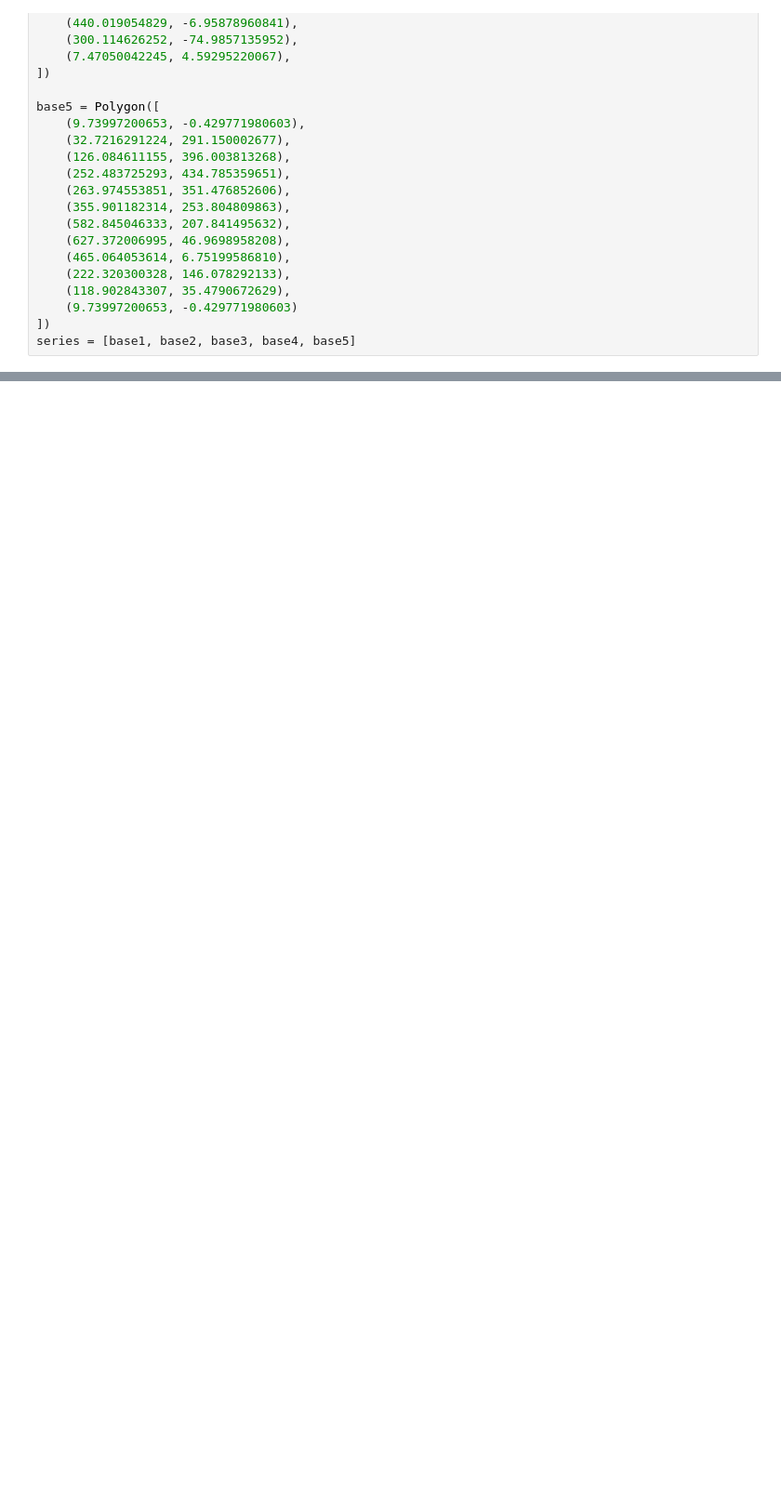
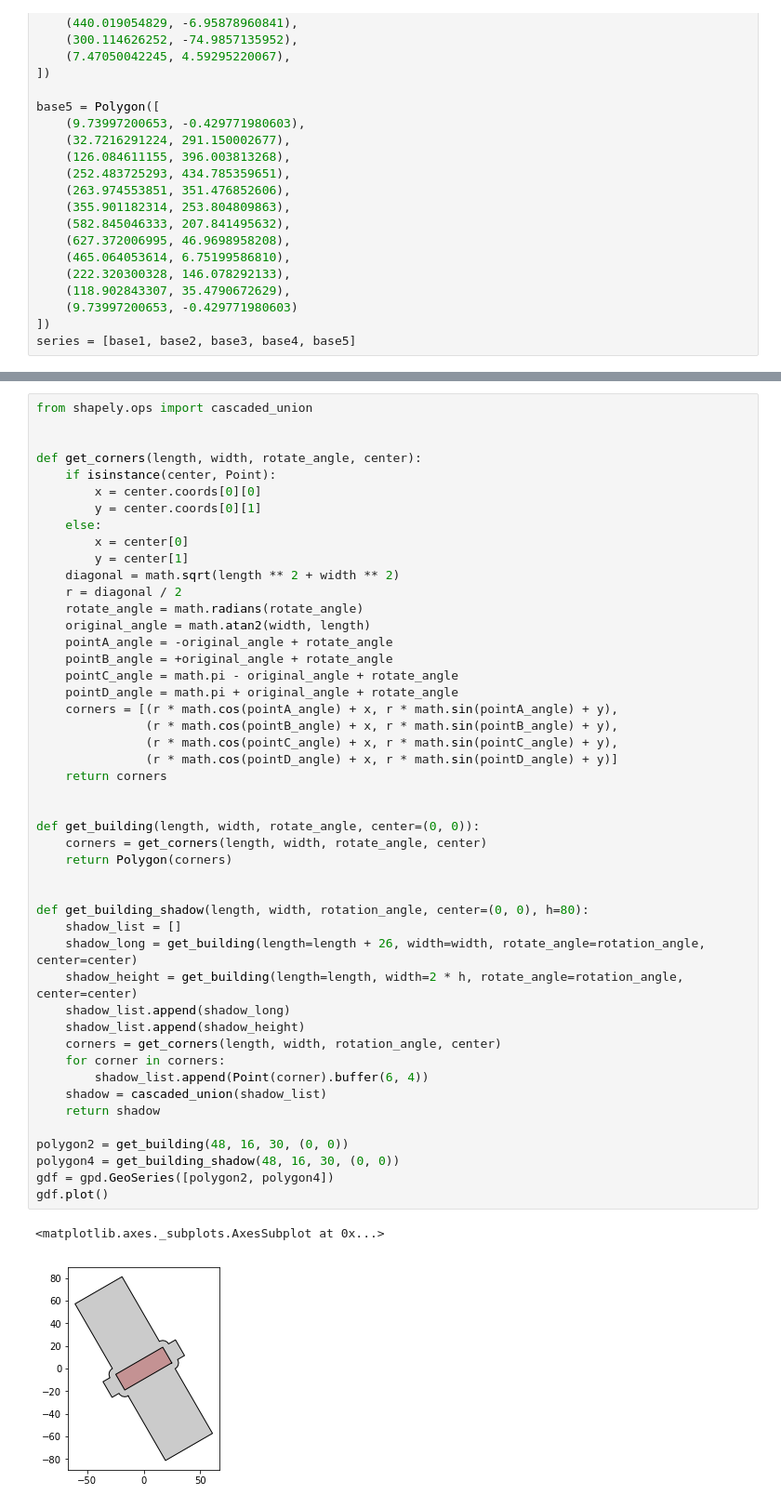
Before and after one commit to tristanwqy/basemap, a Jupyter notebook: circle_algo.ipynb, the cells around one changed output, grey strips where cells are left out. Shown: that part at 93% size. Drawn from its saved outputs; the diff is of its cells as text; blank space fills up the shorter version.

```diff
--- a/circle_algo.ipynb
+++ b/circle_algo.ipynb
@@ -79,3 +80,53 @@ gpd.GeoSeries([base,base.envelope]).plot()
+# %%
+from shapely.ops import cascaded_union
+
+
+def get_corners(length, width, rotate_angle, center):
+    if isinstance(center, Point):
+        x = center.coords[0][0]
+        y = center.coords[0][1]
+    else:
+        x = center[0]
+        y = center[1]
+    diagonal = math.sqrt(length ** 2 + width ** 2)
+    r = diagonal / 2
+    rotate_angle = math.radians(rotate_angle)
+    original_angle = math.atan2(width, length)
+    pointA_angle = -original_angle + rotate_angle
+    pointB_angle = +original_angle + rotate_angle
+    pointC_angle = math.pi - original_angle + rotate_angle
+    pointD_angle = math.pi + original_angle + rotate_angle
+    corners = [(r * math.cos(pointA_angle) + x, r * math.sin(pointA_angle) + y),
+               (r * math.cos(pointB_angle) + x, r * math.sin(pointB_angle) + y),
+               (r * math.cos(pointC_angle) + x, r * math.sin(pointC_angle) + y),
+               (r * math.cos(pointD_angle) + x, r * math.sin(pointD_angle) + y)]
+    return corners
+
+
+def get_building(length, width, rotate_angle, center=(0, 0)):
+    corners = get_corners(length, width, rotate_angle, center)
+    return Polygon(corners)
+
+
+def get_building_shadow(length, width, rotation_angle, center=(0, 0), h=80):
+    shadow_list = []
+    shadow_long = get_building(length=length + 26, width=width, rotate_angle=rotation_angle, center=center)
+    shadow_height = get_building(length=length, width=2 * h, rotate_angle=rotation_angle, center=center)
+    shadow_list.append(shadow_long)
+    shadow_list.append(shadow_height)
+    corners = get_corners(length, width, rotation_angle, center)
+    for corner in corners:
+        shadow_list.append(Point(corner).buffer(6, 4))
+    shadow = cascaded_union(shadow_list)
+    return shadow
+
+polygon2 = get_building(48, 16, 30, (0, 0))
+polygon4 = get_building_shadow(48, 16, 30, (0, 0))
+gdf = gpd.GeoSeries([polygon2, polygon4])
+gdf.plot()
+# %% [output]
+<matplotlib.axes._subplots.AxesSubplot at 0x...>
+[figure, added]
 # %%
 # gpd.GeoSeries(point_list).plot()
 
```
Also changed, not shown: parts of 8 cells of this notebook, 3 other files.
